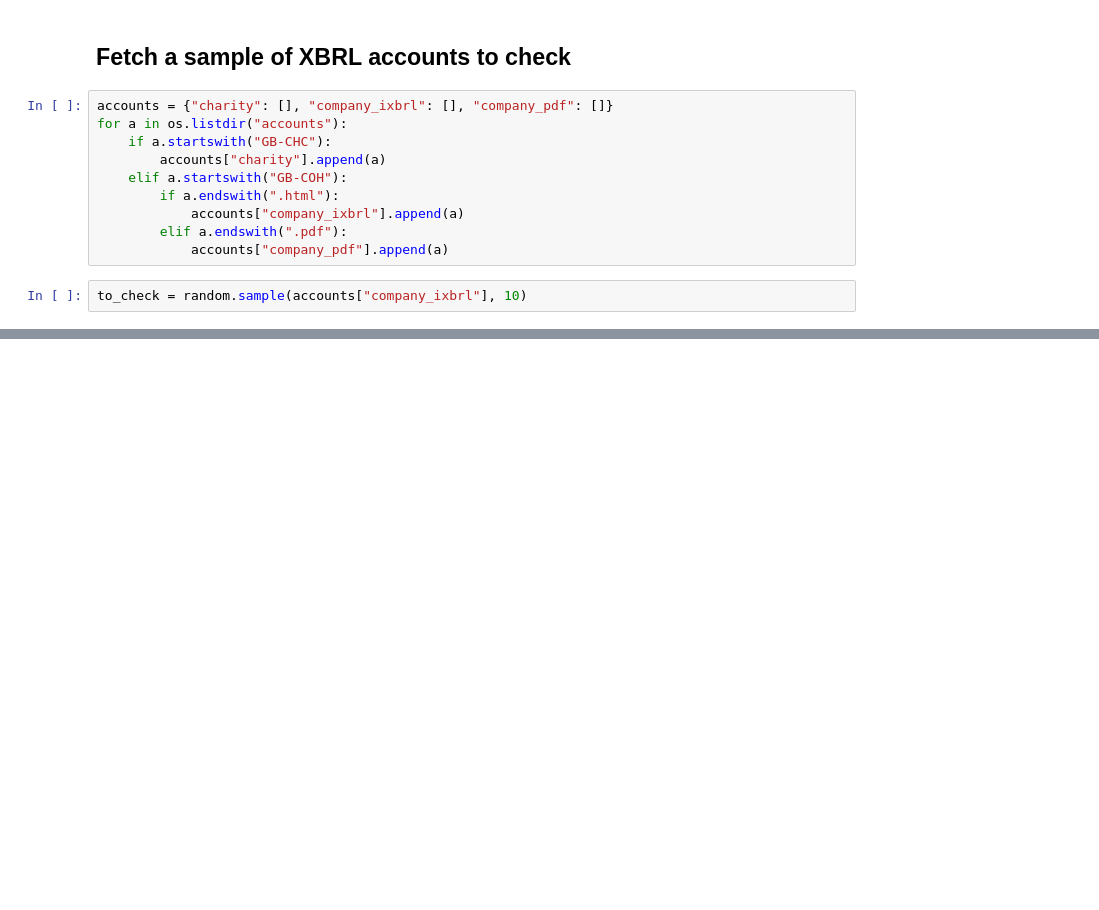
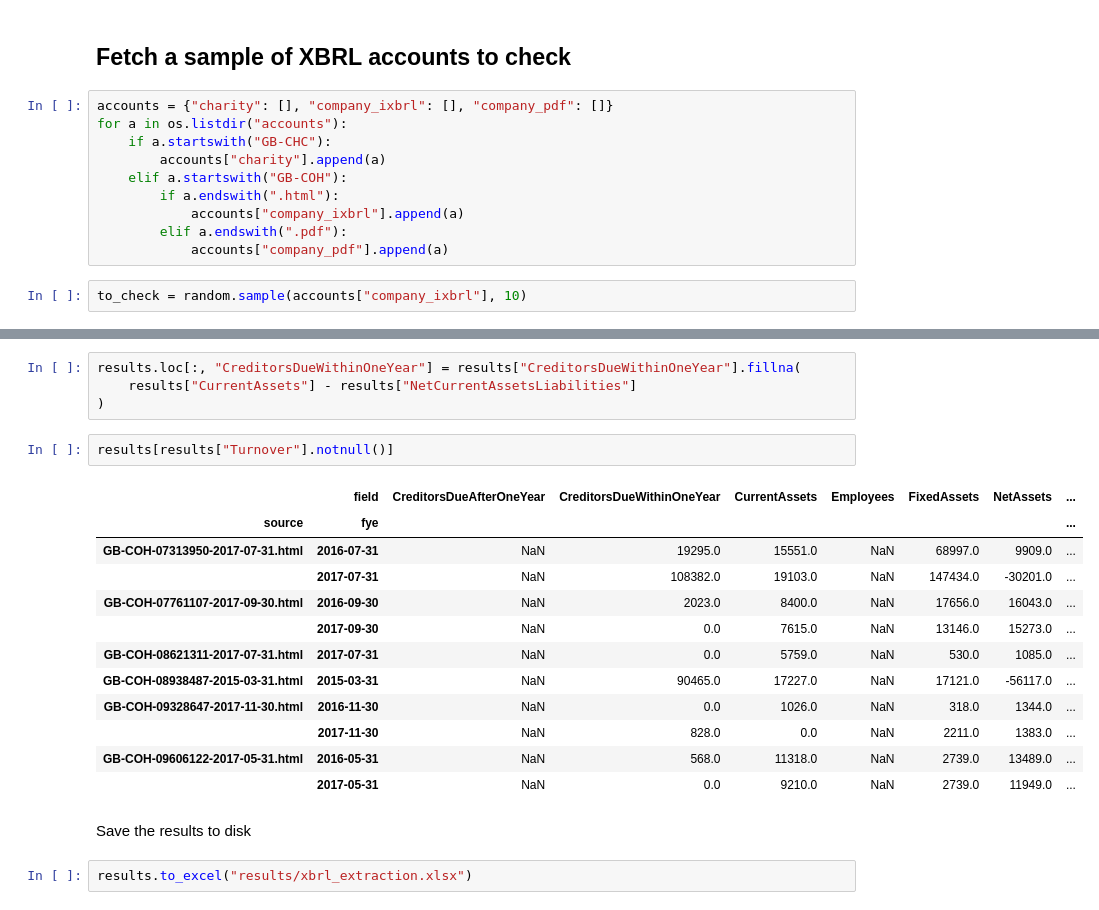
Before and after one commit to drkane/ptc-phase-two, a Jupyter notebook: 2c-xbrl.ipynb, the cells around one changed output, grey strips where cells are left out. Saved outputs shown, nothing was run; the diff lists cells and outputs as text; blank space fills up the shorter version.

```diff
--- a/2c-xbrl.ipynb
+++ b/2c-xbrl.ipynb
@@ -273,0 +341,23 @@ Name: schema, Length: 111, dtype: object
+# %%
+results.loc[:, "CreditorsDueWithinOneYear"] = results["CreditorsDueWithinOneYear"].fillna(
+    results["CurrentAssets"] - results["NetCurrentAssetsLiabilities"]
+)
+# %%
+results[results["Turnover"].notnull()]
+# %% [output]
+|  | field | CreditorsDueAfterOneYear | CreditorsDueWithinOneYear | CurrentAssets | Employees | FixedAssets | NetAssets | ... |
+| source | fye |  |  |  |  |  |  | ... |
+| GB-COH-07313950-2017-07-31.html | 2016-07-31 | NaN | 19295.0 | 15551.0 | NaN | 68997.0 | 9909.0 | ... |
+|  | 2017-07-31 | NaN | 108382.0 | 19103.0 | NaN | 147434.0 | -30201.0 | ... |
+| GB-COH-07761107-2017-09-30.html | 2016-09-30 | NaN | 2023.0 | 8400.0 | NaN | 17656.0 | 16043.0 | ... |
+|  | 2017-09-30 | NaN | 0.0 | 7615.0 | NaN | 13146.0 | 15273.0 | ... |
+| GB-COH-08621311-2017-07-31.html | 2017-07-31 | NaN | 0.0 | 5759.0 | NaN | 530.0 | 1085.0 | ... |
+| GB-COH-08938487-2015-03-31.html | 2015-03-31 | NaN | 90465.0 | 17227.0 | NaN | 17121.0 | -56117.0 | ... |
+| GB-COH-09328647-2017-11-30.html | 2016-11-30 | NaN | 0.0 | 1026.0 | NaN | 318.0 | 1344.0 | ... |
+|  | 2017-11-30 | NaN | 828.0 | 0.0 | NaN | 2211.0 | 1383.0 | ... |
+| GB-COH-09606122-2017-05-31.html | 2016-05-31 | NaN | 568.0 | 11318.0 | NaN | 2739.0 | 13489.0 | ... |
+|  | 2017-05-31 | NaN | 0.0 | 9210.0 | NaN | 2739.0 | 11949.0 | ... |
+# %% [markdown]
+Save the results to disk
+# %%
+results.to_excel("results/xbrl_extraction.xlsx")
```
Also changed, not shown: parts of 58 cells of this notebook.
